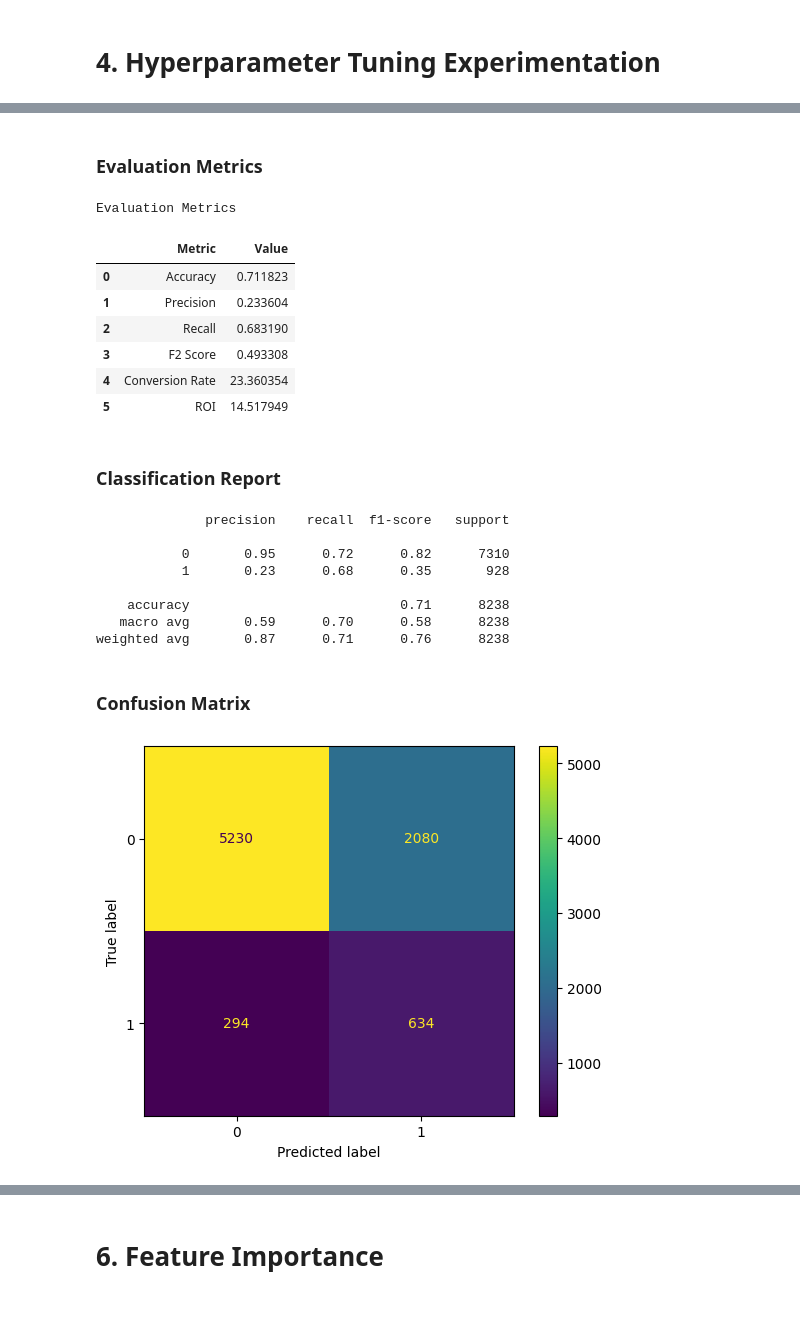
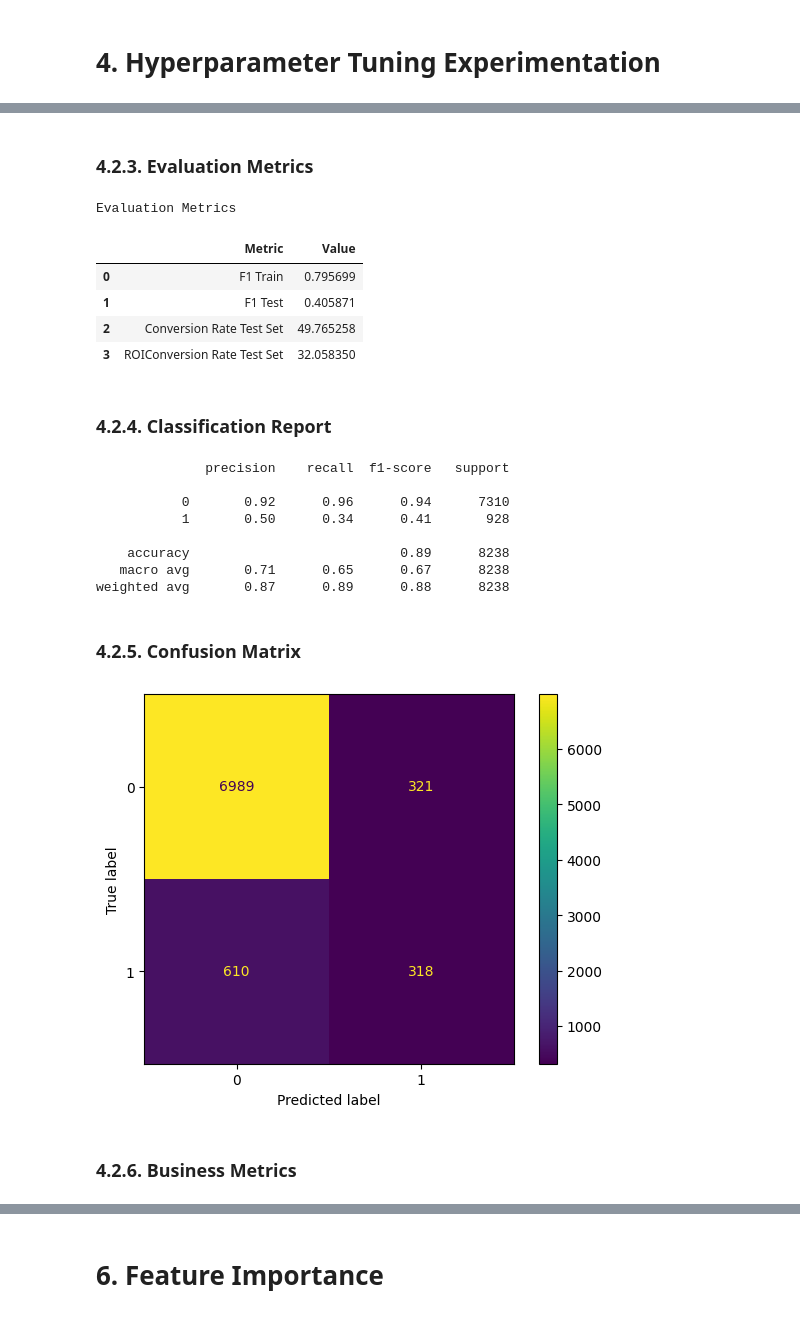
Before and after one commit to nikkoschy/jcdsol_enigma_finpro, a Jupyter notebook: finpro_enigma_bank_case_machine_learning.ipynb, the cells around one changed output, grey strips where cells are left out. Drawn from its saved outputs; the diff is of its cells as text; code cells hidden in the pictures.

```diff
--- a/finpro_enigma_bank_case_machine_learning.ipynb
+++ b/finpro_enigma_bank_case_machine_learning.ipynb
@@ -1183,5 +787,4 @@ parameters = {'penalty':['l1','l2','elasticnet','none'],
 }
 # %%
-logreg_tune_steps_f2 = pipe.steps + smote_pipe_steps + [('classifier', GridSearchCV(LogisticRegression(random_state=2042), parameters, n_jobs = 1, cv = 5, scoring = f2_scorer))]
-logreg_tune_f2 = impipeline(steps=logreg_tune_steps_f2)
-logreg_tune_f2
+gb_randomizedsearch_steps = pipe.steps + smote_pipe_steps + [('classifier', RandomizedSearchCV(GradientBoostingClassifier(), param_gb_randomizedsearch, n_iter=10, cv=5, scoring='f1'))]
+gb_randomizedsearch_pipe = impipeline(steps=gb_randomizedsearch_steps)
@@ -1208,2 +793,2 @@ Pipeline(steps=[('feature engineering',
 # %%
-logreg_tuned_f2 = logreg_tune_f2.fit(X_train, y_train)
+gb_randomizedsearch = gb_randomizedsearch_pipe.fit(X_train, y_train)
@@ -1210,8 +799,8 @@ logreg_tuned_f2 = logreg_tune_f2.fit(X_train, y_train)
 # %%
-best_model_lr_f2 = logreg_tuned_f2[2].best_estimator_
-logreg_best_f2 = pipe.steps + smote_pipe_steps + [('LogisticRegression', best_model_lr_f2)]
-logreg_best_pipeline_f2 = impipeline(steps=logreg_best_f2)
+best_gb_randomizedsearch = gb_randomizedsearch[2].best_estimator_
+gb_rs_best_steps = pipe.steps + smote_pipe_steps + [('GradientBoosting RandomizedSearch', best_gb_randomizedsearch)]
+gb_rs_best_pipe = impipeline(steps=gb_rs_best_steps)
 
-logreg_best_pipeline_f2.fit(X_train, y_train)
+gb_rs_best_pipe.fit(X_train, y_train)
 # %% [output]
 Pipeline(steps=[('feature engineering',
@@ -1234,54 +823,50 @@ Pipeline(steps=[('feature engineering',
 # %%
-y_pred_tuned_logreg_f2 = logreg_best_pipeline_f2.predict(X_test)
+y_train_gb_rs = gb_rs_best_pipe.predict(X_train)
+y_test_gb_rs = gb_rs_best_pipe.predict(X_test)
 # %% [markdown]
-### Evaluation Metrics
+### 4.2.3. Evaluation Metrics
 # %%
 # Evaluate the performance
-accuracy_lr_tuned_f2 = accuracy_score(y_test, y_pred_tuned_logreg_f2)
-precision_lr_tuned_f2 = precision_score(y_test, y_pred_tuned_logreg_f2)
-recall_lr_tuned_f2 = recall_score(y_test, y_pred_tuned_logreg_f2)
-f1_score_lr_tuned_f2 = f1_score(y_test, y_pred_tuned_logreg_f2)
-f2_score_lr_tuned_f2 = fbeta_score(y_test, y_pred_tuned_logreg_f2, beta=2)
-conv_rate_lr_tuned_f2 = conv_rate_func(y_test, y_pred_tuned_logreg_f2)
-roi_lr_tuned_f2 = roi_func(y_test, y_pred_tuned_logreg_f2)
+f1_train_gb_rs = f1_score(y_train, y_train_gb_rs)
+f1_test_gb_rs = f1_score(y_test, y_test_gb_rs)
+conv_rate_test_gb_rs = conv_rate_func(y_test, y_test_gb_rs)
+roi_test_gb_rs = roi_func(y_test, y_test_gb_rs)
 
 print("Evaluation Metrics")
-lr_evaluation_tuned_f2 = {
-    "Metric": ["Accuracy", "Precision", "Recall","F2 Score", "Conversion Rate", "ROI"],
-    "Value": [accuracy_lr_tuned_f2, precision_lr_tuned_f2, recall_lr_tuned_f2, f2_score_lr_tuned_f2, conv_rate_lr_tuned_f2, roi_lr_tuned_f2]
+gb_rs = {
+    "Metric": [ "F1 Train",      "F1 Test",     "Conversion Rate Test Set",     "ROIConversion Rate Test Set"],
+    "Value": [  f1_train_gb_rs,  f1_test_gb_rs,  conv_rate_test_gb_rs,           roi_test_gb_rs]
 }
 
 # Create DataFrame
-df_model_lr_tuned_f2 = pd.DataFrame(lr_evaluation_tuned_f2)
-df_model_lr_tuned_f2
+df_gb_rs = pd.DataFrame(gb_rs)
+df_gb_rs
 # %% [output]
 Evaluation Metrics
 |  | Metric | Value |
-| 0 | Accuracy | 0.711823 |
-| 1 | Precision | 0.233604 |
-| 2 | Recall | 0.683190 |
-| 3 | F2 Score | 0.493308 |
-| 4 | Conversion Rate | 23.360354 |
-| 5 | ROI | 14.517949 |
+| 0 | F1 Train | 0.795699 |
+| 1 | F1 Test | 0.405871 |
+| 2 | Conversion Rate Test Set | 49.765258 |
+| 3 | ROIConversion Rate Test Set | 32.058350 |
 # %% [markdown]
-### Classification Report
+### 4.2.4. Classification Report
 # %%
-print(classification_report(y_test, y_pred_tuned_logreg_f2))
+print(classification_report(y_test, y_test_gb_rs))
 # %% [output]
               precision    recall  f1-score   support
 
-           0       0.95      0.72      0.82      7310
-           1       0.23      0.68      0.35       928
+           0       0.92      0.96      0.94      7310
+           1       0.50      0.34      0.41       928
 
-    accuracy                           0.71      8238
-   macro avg       0.59      0.70      0.58      8238
-weighted avg       0.87      0.71      0.76      8238
+    accuracy                           0.89      8238
+   macro avg       0.71      0.65      0.67      8238
+weighted avg       0.87      0.89      0.88      8238
 # %% [markdown]
-### Confusion Matrix
+### 4.2.5. Confusion Matrix
 # %%
-cm_tuned_f2_lr = confusion_matrix(y_test, y_pred_tuned_logreg_f2)
+cm_gb_rs = confusion_matrix(y_test, y_test_gb_rs)
 
-ConfusionMatrixDisplay(confusion_matrix=cm_tuned_f2_lr).plot();
+ConfusionMatrixDisplay(confusion_matrix=cm_gb_rs).plot();
 # %% [output]
-[figure, old version]
+[figure, new version]
 # %%
@@ -1292 +877,3 @@ false_positive_fp_tuned_f2_lr = cm_tuned_f2_lr[0,1]
+# %% [markdown]
+### 4.2.6. Business Metrics
 # %%
```
Also changed, not shown: parts of 150 cells of this notebook.
